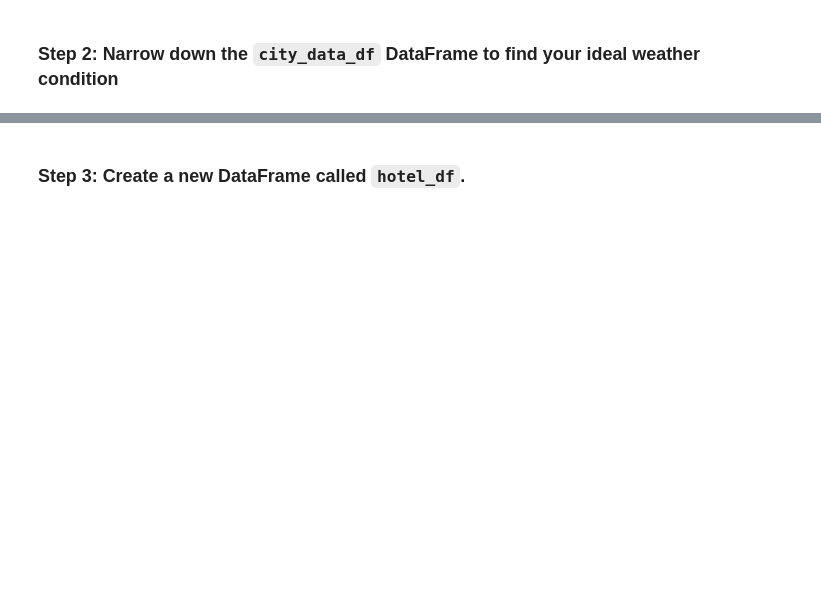
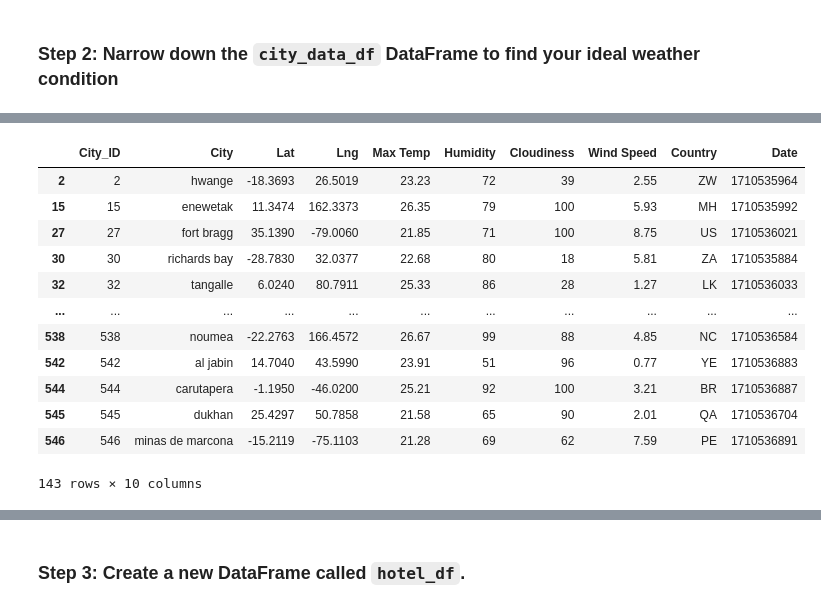
Before and after one commit to zaynab72/python-api-challenge, a Jupyter notebook: VacationPy.ipynb, the cells around one changed output, grey strips where cells are left out. Drawn from its saved outputs; the diff is of its cells as text; code cells hidden in the pictures; blank space fills up the shorter version.

```diff
--- a/VacationPy.ipynb
+++ b/VacationPy.ipynb
@@ -90,0 +117,17 @@ SyntaxError: invalid syntax (3032069819.py, line 2)
+# %%
+city_data_df.loc[((city_data_df['Max Temp'] < 27) & (city_data_df['Max Temp'] >21))]
+#city_data_df.loc[((city_data_df['Max Temp']<27  ))]
+# %% [output]
+|  | City_ID | City | Lat | Lng | Max Temp | Humidity | Cloudiness | Wind Speed | Country | Date |
+| 2 | 2 | hwange | -18.3693 | 26.5019 | 23.23 | 72 | 39 | 2.55 | ZW | 1710535964 |
+| 15 | 15 | enewetak | 11.3474 | 162.3373 | 26.35 | 79 | 100 | 5.93 | MH | 1710535992 |
+| 27 | 27 | fort bragg | 35.1390 | -79.0060 | 21.85 | 71 | 100 | 8.75 | US | 1710536021 |
+| 30 | 30 | richards bay | -28.7830 | 32.0377 | 22.68 | 80 | 18 | 5.81 | ZA | 1710535884 |
+| 32 | 32 | tangalle | 6.0240 | 80.7911 | 25.33 | 86 | 28 | 1.27 | LK | 1710536033 |
+| ... | ... | ... | ... | ... | ... | ... | ... | ... | ... | ... |
+| 538 | 538 | noumea | -22.2763 | 166.4572 | 26.67 | 99 | 88 | 4.85 | NC | 1710536584 |
+| 542 | 542 | al jabin | 14.7040 | 43.5990 | 23.91 | 51 | 96 | 0.77 | YE | 1710536883 |
+| 544 | 544 | carutapera | -1.1950 | -46.0200 | 25.21 | 92 | 100 | 3.21 | BR | 1710536887 |
+| 545 | 545 | dukhan | 25.4297 | 50.7858 | 21.58 | 65 | 90 | 2.01 | QA | 1710536704 |
+| 546 | 546 | minas de marcona | -15.2119 | -75.1103 | 21.28 | 69 | 62 | 7.59 | PE | 1710536891 |
+143 rows × 10 columns
```
Also changed, not shown: parts of 7 cells of this notebook.
